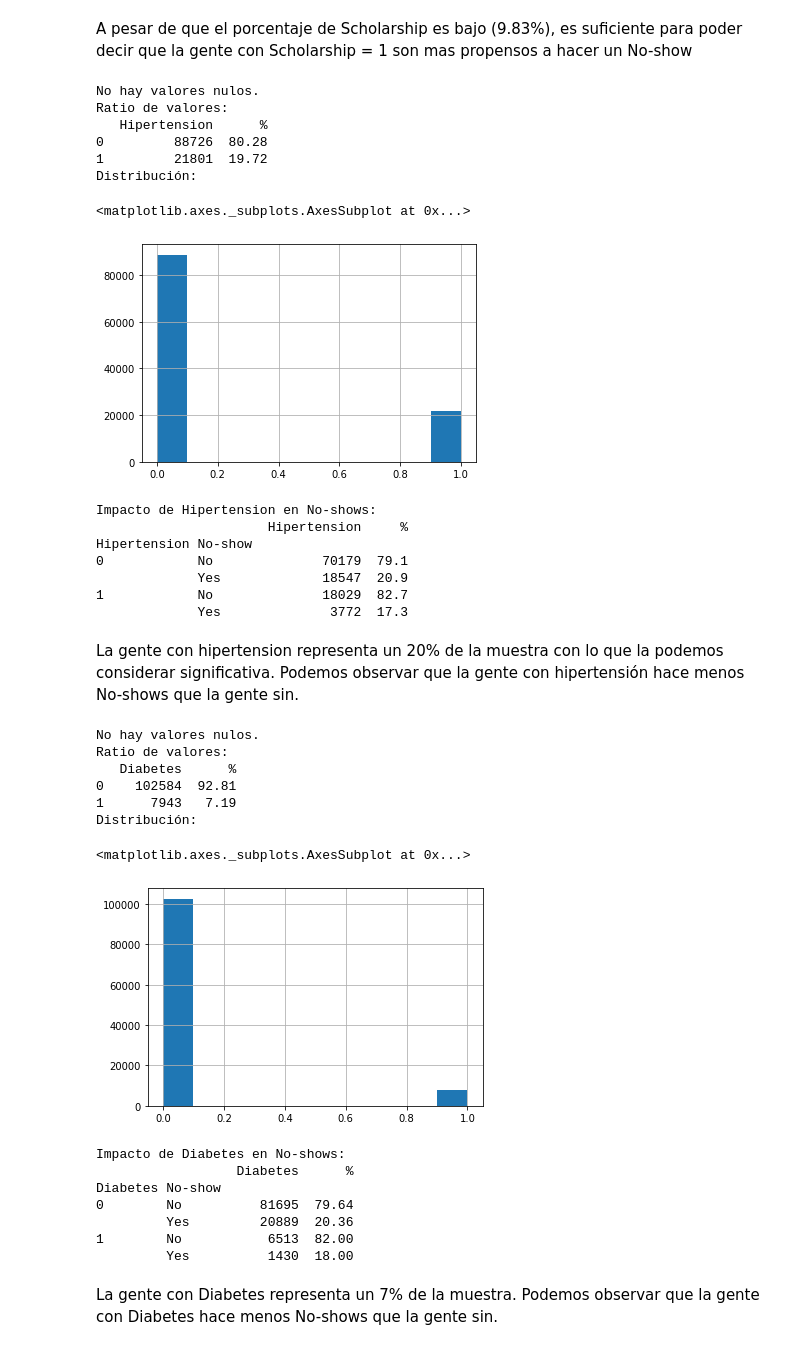
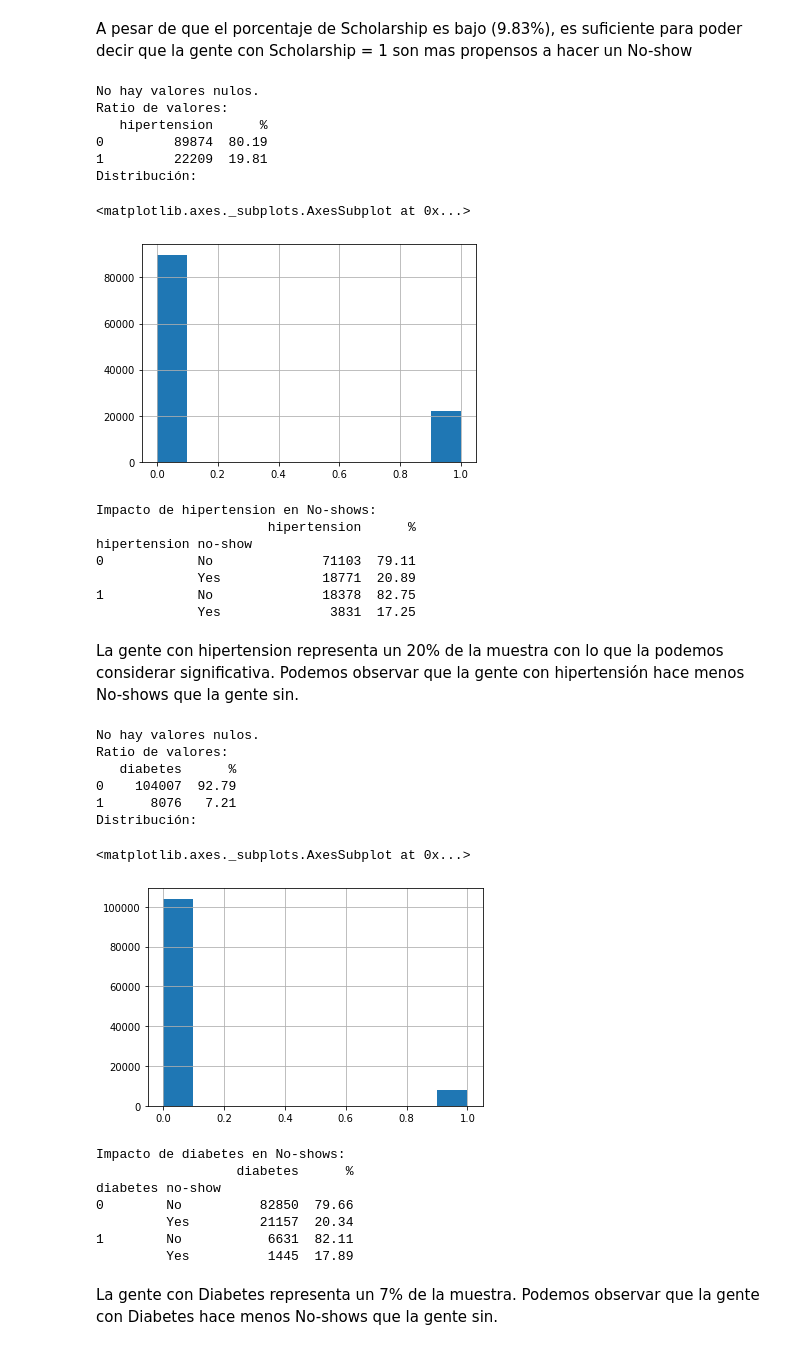
Before and after one commit to ta-datapt-bcn/project-ml-show-noshow, a Jupyter notebook: code/ml-show-noshow.ipynb, the cells around one changed output. Saved outputs shown, nothing was run; the diff lists cells and outputs as text; code cells hidden in the pictures.

Commit message:
Granularidad Fechas, funcion para mejorar edades, lower columnas, heatmap..

```diff
--- a/code/ml-show-noshow.ipynb
+++ b/code/ml-show-noshow.ipynb
@@ -71,0 +250,2 @@ missing_values.head()
+# %%
+citas['new_age'] = citas.apply(lambda x: abs(x['age']) if pd.isnull(x['new_age']) else x['new_age'],axis=1)
@@ -71,0 +254,14 @@ missing_values.head()
+# %%
+Q1 = citas['new_age'].quantile(0.25)
+
+Q3 = citas['new_age'].quantile(0.75)
+
+IQR = citas['new_age'].quantile(0.75) - citas['new_age'].quantile(0.25)
+
+#((citas['new_age']< (Q1- 1.5*IQR))|((citas['new_age']> (Q3+ 1.5*IQR)))).sum()
+
+#Outliers
+# %%
+#remove_outliers
+
+citas = citas[(citas['new_age'] < Q3+IQR*1.5) & (citas['new_age'] > Q1-IQR*1.5)]
@@ -113,11 +316,11 @@ def cat_column_analysis (df, col):
     print('\n')
 
     #mostrar el impacto de las distintos valores de la variable en el target (No-show)
-    df_temp2 = pd.DataFrame(citas[[col,'No-show']])
+    df_temp2 = pd.DataFrame(citas[[col,'no-show']])
 
     print(f"Impacto de {col} en No-shows:")
 
-    df_temp2 = df_temp2.groupby([col,'No-show']).agg({col:'count'})
+    df_temp2 = df_temp2.groupby([col,'no-show']).agg({col:'count'})
     df_temp2['%'] = [round((df_temp2[col][value]/df_temp2[col][df_temp2.index.get_level_values(0)==value[0]].sum())*100,2)
     for value in df_temp2.index]
     print(df_temp2)
@@ -207,43 +410,43 @@ Scholarship No-show
 # %% [markdown]
 A pesar de que el porcentaje de Scholarship es bajo (9.83%), es suficiente para poder decir que la gente con Scholarship = 1 son mas propensos a hacer un No-show
 # %%
-cat_column_analysis (citas,'Hipertension')
+cat_column_analysis (citas,'hipertension')
 # %% [output]
 No hay valores nulos.
 Ratio de valores:
-   Hipertension      %
-0         88726  80.28
-1         21801  19.72
+   hipertension      %
+0         89874  80.19
+1         22209  19.81
 Distribución:
 <matplotlib.axes._subplots.AxesSubplot at 0x...>
 [figure]
-Impacto de Hipertension en No-shows:
-                      Hipertension     %
-Hipertension No-show
-0            No              70179  79.1
-             Yes             18547  20.9
-1            No              18029  82.7
-             Yes              3772  17.3
+Impacto de hipertension en No-shows:
+                      hipertension      %
+hipertension no-show
+0            No              71103  79.11
+             Yes             18771  20.89
+1            No              18378  82.75
+             Yes              3831  17.25
 # %% [markdown]
 La gente con hipertension representa un 20% de la muestra con lo que la podemos considerar significativa. Podemos observar que la gente con hipertensión hace menos No-shows que la gente sin.
 # %%
-cat_column_analysis (citas,'Diabetes')
+cat_column_analysis (citas,'diabetes')
 # %% [output]
 No hay valores nulos.
 Ratio de valores:
-   Diabetes      %
-0    102584  92.81
-1      7943   7.19
+   diabetes      %
+0    104007  92.79
+1      8076   7.21
 Distribución:
 <matplotlib.axes._subplots.AxesSubplot at 0x...>
-[figure, old version]
+[figure, new version]
-Impacto de Diabetes en No-shows:
-                  Diabetes      %
-Diabetes No-show
-0        No          81695  79.64
-         Yes         20889  20.36
-1        No           6513  82.00
-         Yes          1430  18.00
+Impacto de diabetes en No-shows:
+                  diabetes      %
+diabetes no-show
+0        No          82850  79.66
+         Yes         21157  20.34
+1        No           6631  82.11
+         Yes          1445  17.89
 # %% [markdown]
 La gente con Diabetes representa un 7% de la muestra. Podemos observar que la gente con Diabetes hace menos No-shows que la gente sin.
 # %%
```
Also changed, not shown: parts of 47 cells of this notebook, 1 other file.
